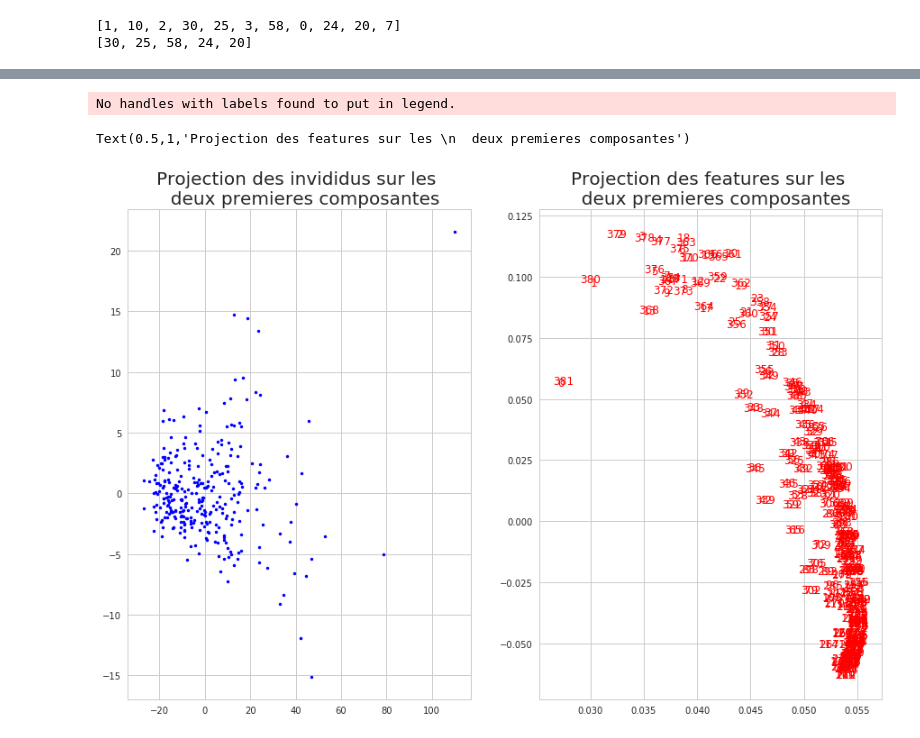
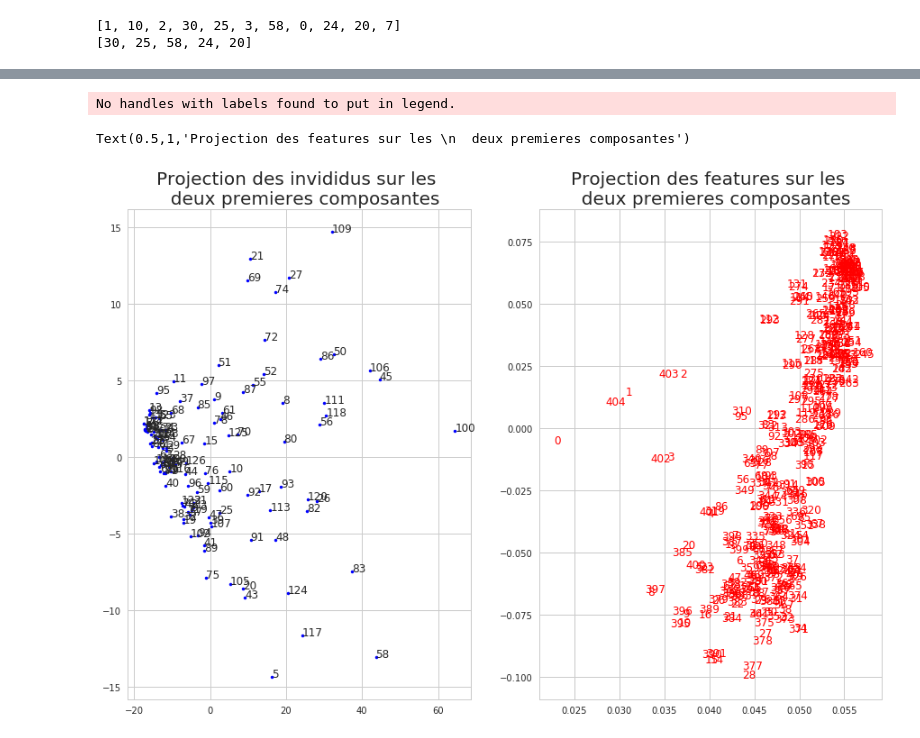
Before and after one commit to PaulCharnay/Projet_Anomalies, a Jupyter notebook: Découverte jeux de données.ipynb, the cells around one changed output, grey strips where cells are left out. Cells and saved outputs as stored; diff of their text form; code cells hidden in the pictures.

```diff
--- a/Découverte jeux de données.ipynb
+++ b/Découverte jeux de données.ipynb
@@ -51,30 +61,0 @@ plt.show()
-# %%
-# Coefficients fft :
-
-from scipy.fftpack import fft
-
-isignal = 0
-print(" signal " + SIGNALS[isignal])
-X_signal = np.vstack([x[:,isignal] for x in X])
-
-#print(amplitudefft)
-#plt.plot(amplitudefft)
-
-fftCoeff = []
-
-for x in X_signal :
-
-    mx=np.mean(x)
-    x_centre=x-mx
-   #Apply fast Fourier transform
-    coeffsfft=np.abs(fft(x_centre))
-    coeffsfft_flatten = np.hstack(coeffsfft)
-    fftCoeff.append(coeffsfft_flatten)
-
-fftCoeff = np.array(fftCoeff)
-
-# Il suffit de garder la moitié des coefficients (ils sont ensuite répétés  de manière symétrique)
-
-fftCoeff=fftCoeff[:,:64]
-print(fftCoeff.shape)
-print(np.sum(fftCoeff!=0))
@@ -83,7 +62,7 @@ NameError: name 'SIGNALS' is not defined
 # %% [markdown]
 Idée : vstack les signaux puis parcourir pour attraper les coeffs de Fourier
 # %%
-X_signal = [list(pd.read_csv(path + files[num])["FF_1"]) for num in range(nb_series)]
+X_signal = [list(pd.read_csv(path + files[num])["FF_1"][:-20]) for num in range(nb_series)]
 #print(X_signal)  # On a une liste de listes, chaque liste est une série de données
 # %%
 fftCoeff = []
@@ -102,7 +81,7 @@ fftCoeff = np.array(fftCoeff)
 
 # Il suffit de garder la moitié des coefficients (ils sont ensuite répétés  de manière symétrique)
 
-fftCoeff=fftCoeff[:][:64]
+fftCoeff=fftCoeff[:][:len(fftCoeff//2)]
 print(fftCoeff.shape)
 print(np.sum(fftCoeff!=0))
 # %% [output]
@@ -141,8 +120,6 @@ print(seuil)
 [1, 10, 2, 30, 25, 3, 58, 0, 24, 20, 7]
 [30, 25, 58, 24, 20]
 # %%
-coeffs_seuil = np.array([x for x in liste if x >= np.sort(liste)[5] for coeff in fftCoeff])
-
 coeffs_seuil = np.zeros((0, longueur_max))
 
 for coeffs in fftCoeff :
@@ -169,23 +146,23 @@ Text(0.5,1,'Distribution des premieres composantes')
 # %%
 fig = plt.figure(figsize=(15,10))
 ax = fig.add_subplot(1,2,1)
 labels=[]
 for x,y,s in zip(X_acp_fft[:,0], X_acp_fft[:,1], map(str,range(longueur_max))):
     ax.plot(x,y,marker=".", color="blue")
-
+    ax.text(x, y, s)
 
 plt.legend(fontsize=15)
 ax.set_title("Projection des invididus sur les \n  deux premieres composantes", fontsize=20)
 
 
 ax = fig.add_subplot(1,2,2)
 for x,y,s in zip(acp.components_[0], acp.components_[1], map(str,range(longueur_max))):
     ax.text(x,y,s, horizontalalignment="center", verticalalignment="center", color="red")
 
 ax.set_xlim(acp.components_[0].min()-0.002,acp.components_[0].max()+0.002)
 ax.set_ylim(acp.components_[1].min()-0.01,acp.components_[1].max()+0.01)
 ax.set_title("Projection des features sur les \n  deux premieres composantes", fontsize=20)
 # %% [output]
 No handles with labels found to put in legend.
 Text(0.5,1,'Projection des features sur les \n  deux premieres composantes')
-[figure, old version]
+[figure, new version]
```
Also changed, not shown: parts of 14 cells of this notebook.
